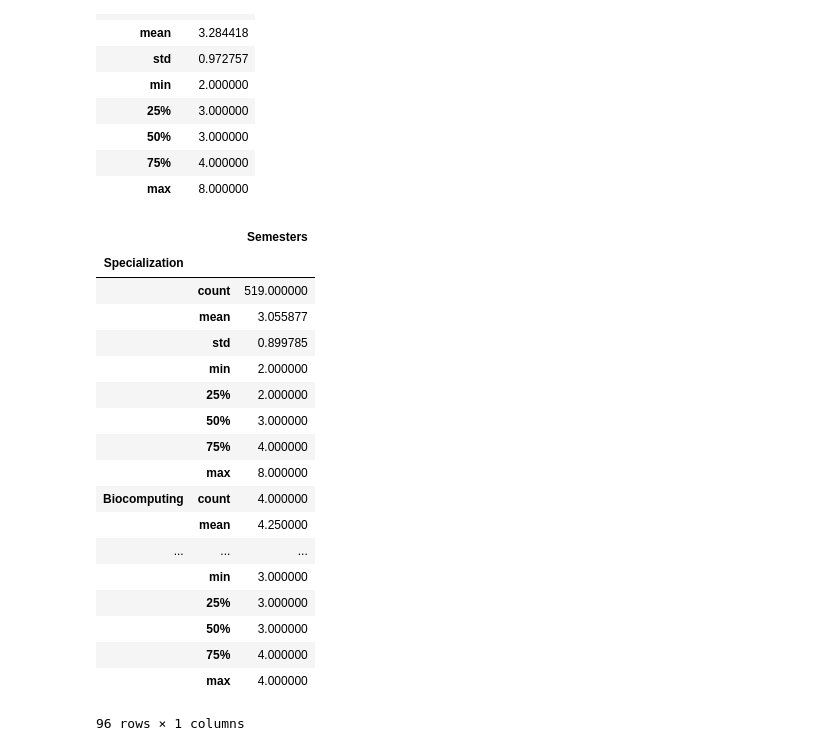
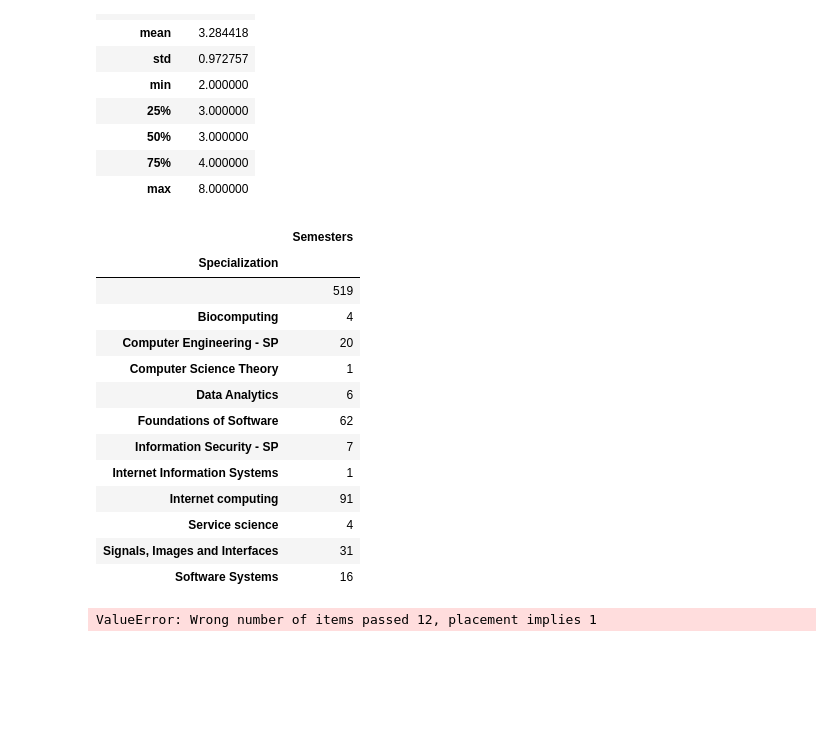
Before and after one commit to Bondzio/ADA_hw2016, a Jupyter notebook: 02 - Data from the Web/Homework2.ipynb, the cells around one changed output. Drawn from its saved outputs; the diff is of its cells as text; code cells hidden in the pictures; blank space fills up the shorter version.

Commit message:
Starting doing tests

```diff
--- a/02 - Data from the Web/Homework2.ipynb
+++ b/02 - Data from the Web/Homework2.ipynb
@@ -299,24 +292,36 @@ final_df_master[['Sex','Semesters']].groupby('Sex').describe()
 |  | 75% | 4.000000 |
 |  | max | 8.000000 |
 # %%
-final_df_master[['Semesters','Specialization']].groupby('Specialization').describe()
+specialization_analysis=final_df_master[['Semesters','Specialization']].groupby('Specialization')
+specialization_analysis.count()
 # %% [output]
-|  |  | Semesters |
-| Specialization |  |  |
-|  | count | 519.000000 |
-|  | mean | 3.055877 |
-|  | std | 0.899785 |
-|  | min | 2.000000 |
-|  | 25% | 2.000000 |
-|  | 50% | 3.000000 |
-|  | 75% | 4.000000 |
-|  | max | 8.000000 |
-| Biocomputing | count | 4.000000 |
-|  | mean | 4.250000 |
-| ... | ... | ... |
-|  | min | 3.000000 |
-|  | 25% | 3.000000 |
-|  | 50% | 3.000000 |
-|  | 75% | 4.000000 |
-|  | max | 4.000000 |
+|  | Semesters |
+| Specialization |  |
+|  | 519 |
+| Biocomputing | 4 |
+| Computer Engineering - SP | 20 |
+| Computer Science Theory | 1 |
+| Data Analytics | 6 |
+| Foundations of Software | 62 |
+| Information Security - SP | 7 |
+| Internet Information Systems | 1 |
+| Internet computing | 91 |
+| Service science | 4 |
+| Signals, Images and Interfaces | 31 |
+| Software Systems | 16 |
-96 rows × 1 columns
+# %%
+from scipy import stats
+
+specialization_mean=specialization_analysis.mean()
+specialization_std=specialization_analysis.std()
+specialization_count=specialization_analysis.count()
+output=specialization_analysis.mean()
+base_mean=specialization_mean.iloc[0]
+base_std=specialization_std.iloc[0]
+base_count=specialization_count.iloc[0]
+nu=specialization_count+base_count-2
+output['t-test']=(specialization_mean-base_mean)/(specialization_std*specialization_std/specialization_count+base_std*base_std/base_count)
+#output['prova']=stats.t.sf(output['t-test'],nu)*2
+output
+# %% [output]
+ValueError: Wrong number of items passed 12, placement implies 1
```
Also changed, not shown: parts of 4 cells of this notebook.
